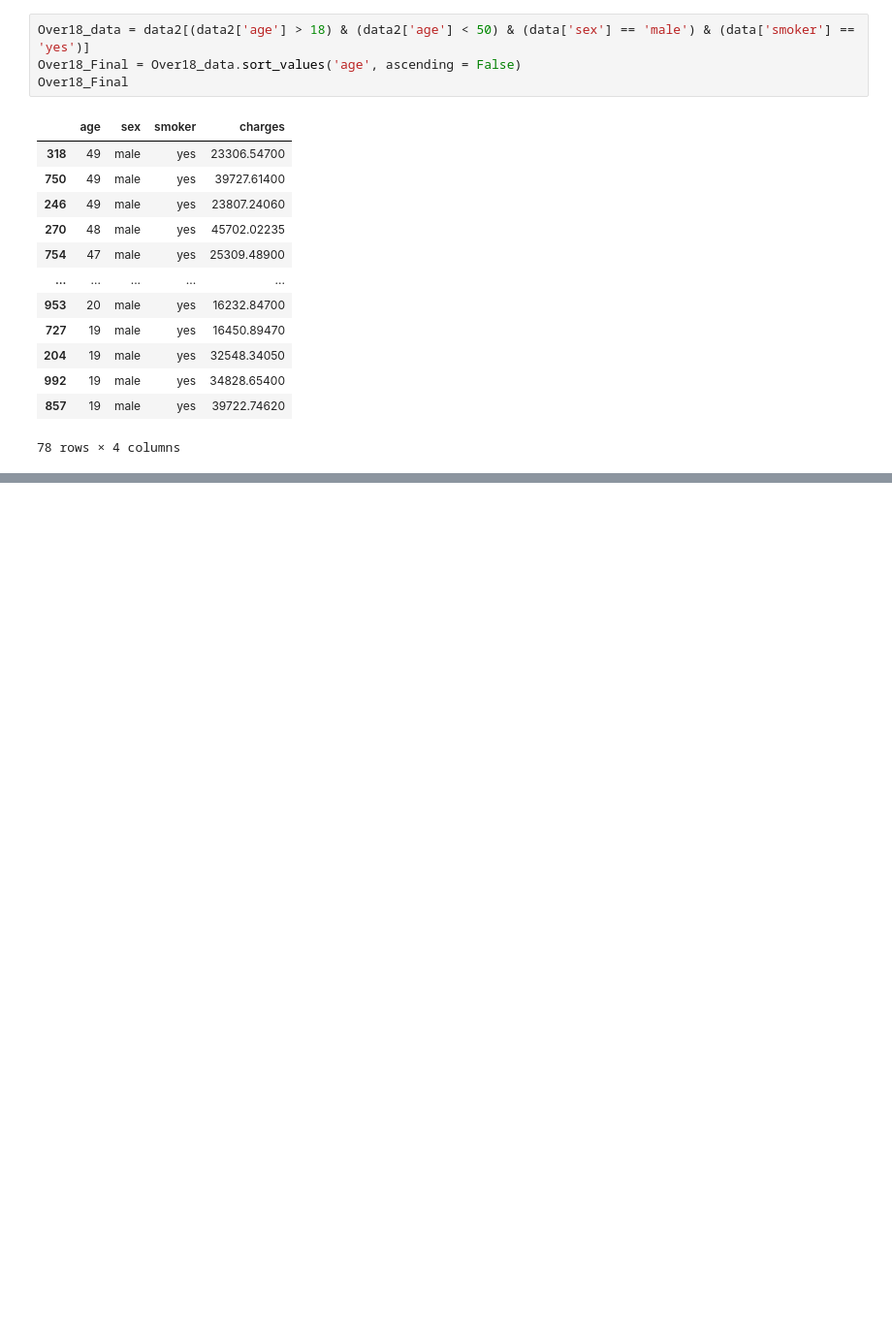
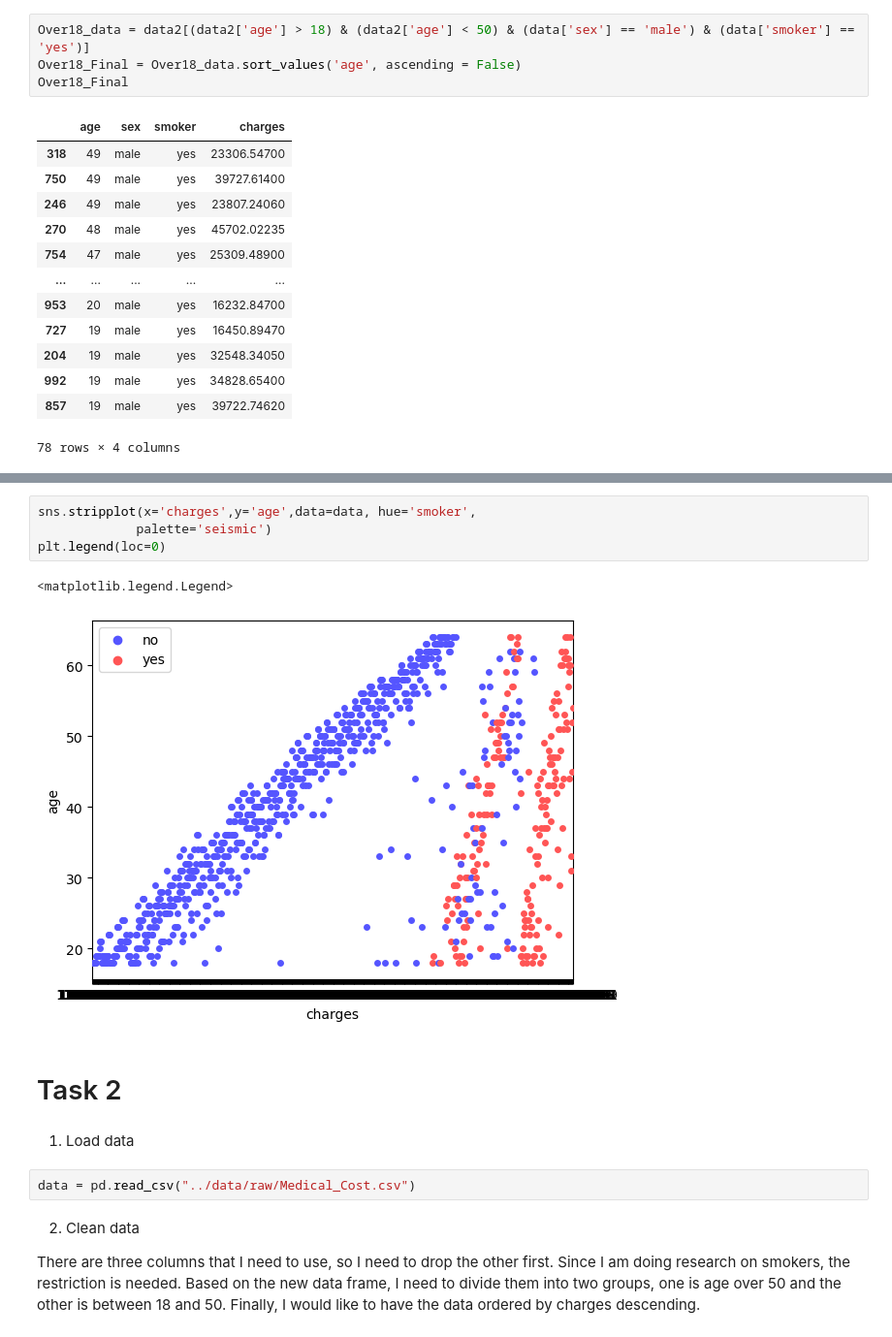
Before and after one commit to ubco-W2022T1-cosc301/project-group30, a Jupyter notebook: notebooks/analysis1.ipynb, the cells around one changed output, grey strips where cells are left out. Shown: that part at 97% size. Drawn from its saved outputs; the diff is of its cells as text; blank space fills up the shorter version.

```diff
--- a/notebooks/analysis1.ipynb
+++ b/notebooks/analysis1.ipynb
@@ -70,0 +95,20 @@ Over18_Final
+# %%
+sns.stripplot(x='charges',y='age',data=data, hue='smoker',
+             palette='seismic')
+plt.legend(loc=0)
+# %% [output]
+<matplotlib.legend.Legend>
+[figure, added]
+# %% [markdown]
+# Task 2
+# %% [markdown]
+1. Load data
+# %%
+data = pd.read_csv("../data/raw/Medical_Cost.csv")
+# %% [markdown]
+2. Clean data
+
+There are three columns that I need to use, so I need to drop the other first.
+Since I am doing research on smokers, the restriction is needed.
+Based on the new data frame, I need to divide them into two groups, one is age over 50 and the other is between 18 and 50.
+Finally, I would like to have the data ordered by charges descending.
```
Also changed, not shown: parts of 19 cells of this notebook, 4 other files.
